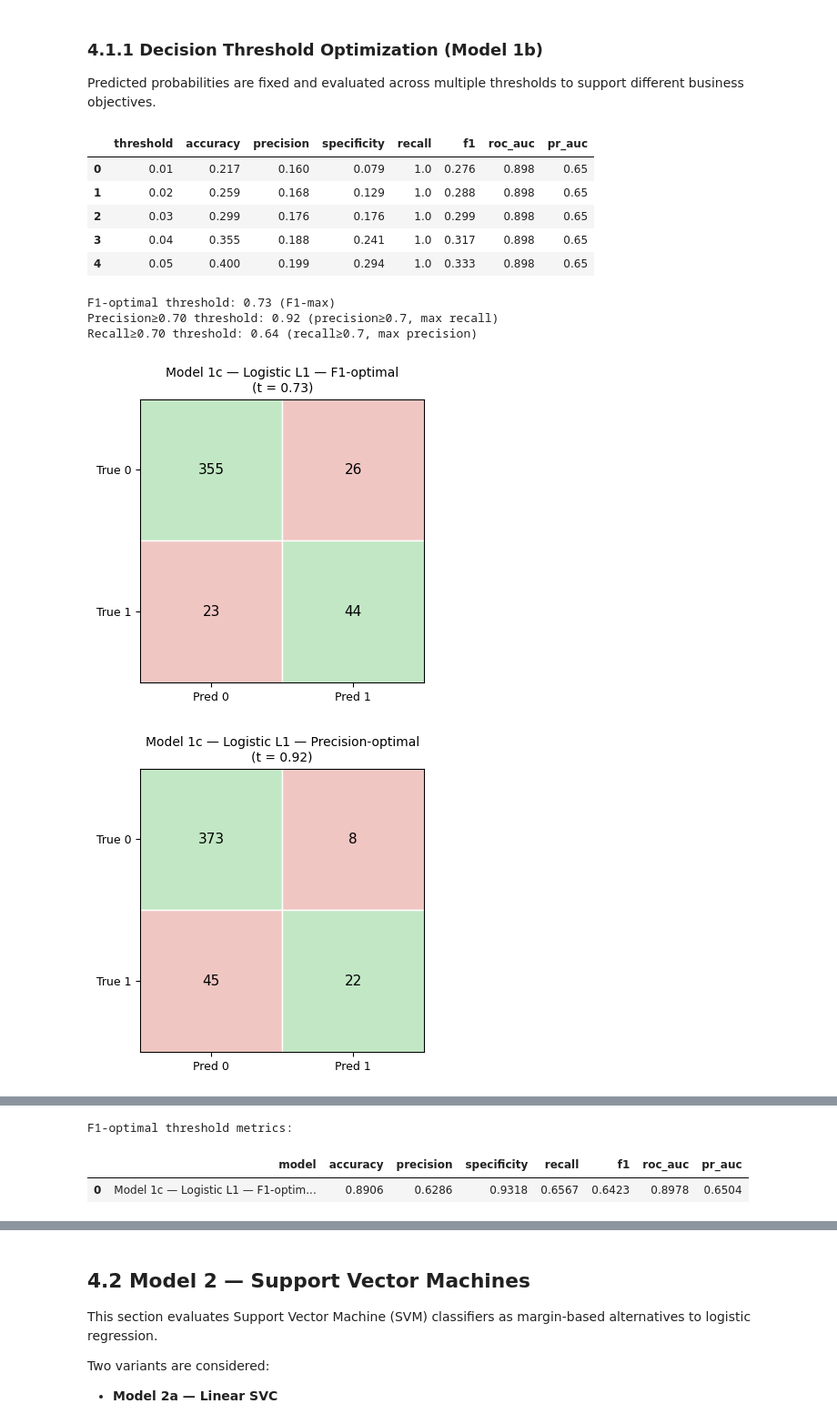
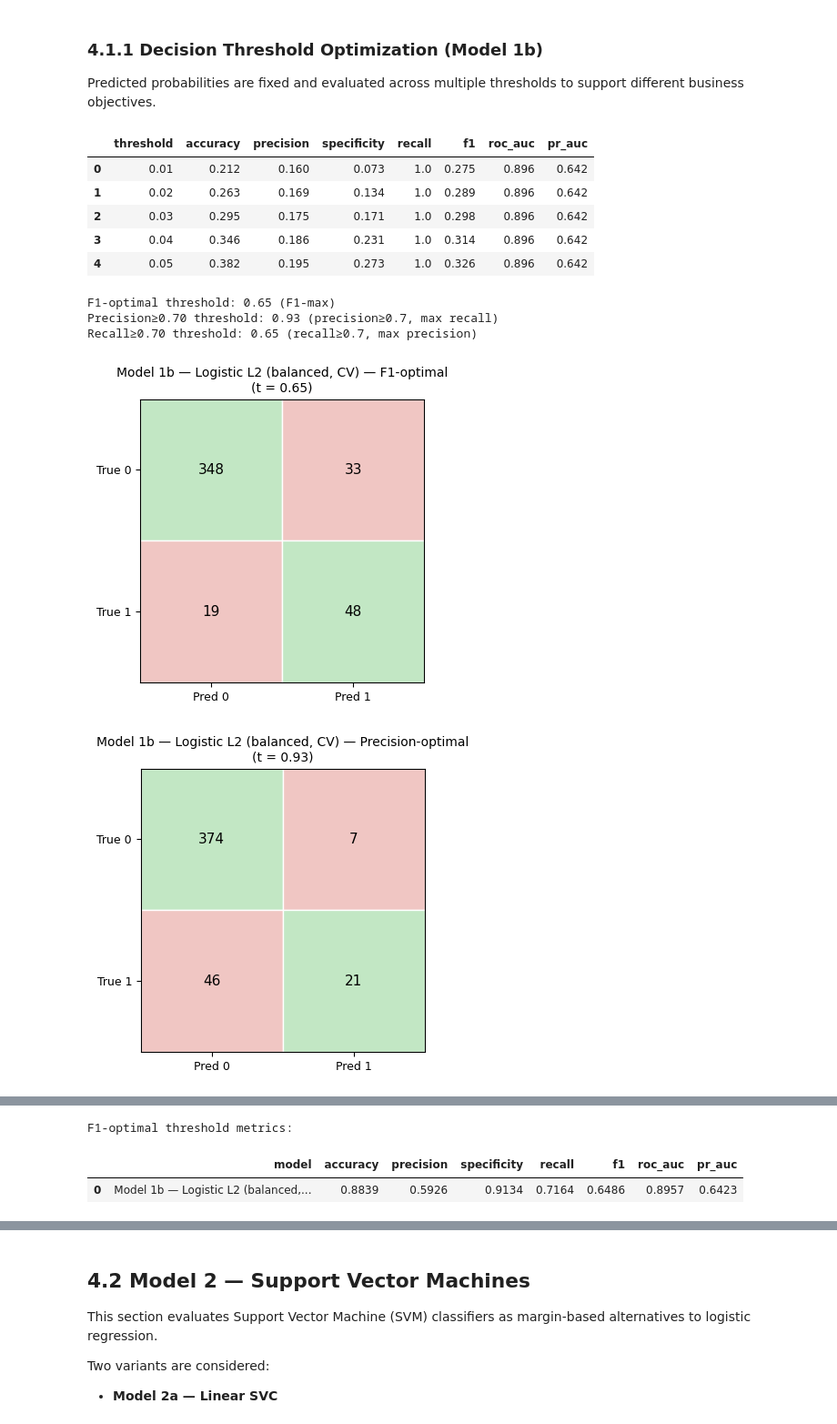
Before and after one commit to NazilaFazeli/Customer_Personality_Analysis, a Jupyter notebook: response_classification_pipeline.ipynb, the cells around one changed output, grey strips where cells are left out. Shown at 91% size. Drawn from its saved outputs; the diff is of its cells as text; code cells hidden in the pictures.

```diff
--- a/response_classification_pipeline.ipynb
+++ b/response_classification_pipeline.ipynb
@@ -976,8 +1162,8 @@ to support different business objectives.
 # ============================================
 
 # Select model for threshold optimization
-y_proba_best = y_proba_1c
-model_label  = "Model 1c — Logistic L1"
+y_proba_best = y_proba_1b
+model_label  = "Model 1b — Logistic L2 (balanced, CV)"
 # ----------------------------------
 
 # ============================================
@@ -1015,40 +1201,40 @@ print(f"Recall≥0.70 threshold: {t_rec:.2f} ({name_rec})")
 # Step F — Evaluation at selected thresholds
 # ---------------------
 res_f1 = show_at_threshold(
     y_test, y_proba_best, t_f1,
     f"{model_label} — F1-optimal"
 )
 
 res_prec = show_at_threshold(
     y_test, y_proba_best, t_prec,
     f"{model_label} — Precision-optimal"
 )
 
 res_rec = show_at_threshold(
     y_test, y_proba_best, t_rec,
     f"{model_label} — Recall-optimal"
 )
 
 # ---------------------
 # Summary tables
 # ---------------------
 print("\nF1-optimal threshold metrics:")
 display(pd.DataFrame([res_f1]).round(4))
 
 print("\nPrecision-optimal threshold metrics:")
 display(pd.DataFrame([res_prec]).round(4))
 
 print("\nRecall-optimal threshold metrics:")
 display(pd.DataFrame([res_rec]).round(4))
 # %% [output]
 |  | threshold | accuracy | precision | specificity | recall | f1 | roc_auc | pr_auc |
-| 0 | 0.01 | 0.217 | 0.160 | 0.079 | 1.0 | 0.276 | 0.898 | 0.65 |
-| 1 | 0.02 | 0.259 | 0.168 | 0.129 | 1.0 | 0.288 | 0.898 | 0.65 |
-| 2 | 0.03 | 0.299 | 0.176 | 0.176 | 1.0 | 0.299 | 0.898 | 0.65 |
-| 3 | 0.04 | 0.355 | 0.188 | 0.241 | 1.0 | 0.317 | 0.898 | 0.65 |
-| 4 | 0.05 | 0.400 | 0.199 | 0.294 | 1.0 | 0.333 | 0.898 | 0.65 |
+| 0 | 0.01 | 0.212 | 0.160 | 0.073 | 1.0 | 0.275 | 0.896 | 0.642 |
+| 1 | 0.02 | 0.263 | 0.169 | 0.134 | 1.0 | 0.289 | 0.896 | 0.642 |
+| 2 | 0.03 | 0.295 | 0.175 | 0.171 | 1.0 | 0.298 | 0.896 | 0.642 |
+| 3 | 0.04 | 0.346 | 0.186 | 0.231 | 1.0 | 0.314 | 0.896 | 0.642 |
+| 4 | 0.05 | 0.382 | 0.195 | 0.273 | 1.0 | 0.326 | 0.896 | 0.642 |
-F1-optimal threshold: 0.73 (F1-max)
-Precision≥0.70 threshold: 0.92 (precision≥0.7, max recall)
-Recall≥0.70 threshold: 0.64 (recall≥0.7, max precision)
+F1-optimal threshold: 0.65 (F1-max)
+Precision≥0.70 threshold: 0.93 (precision≥0.7, max recall)
+Recall≥0.70 threshold: 0.65 (recall≥0.7, max precision)
-[figure, old version]
+[figure, new version]
-[figure, old version]
+[figure, new version]
@@ -1056,5 +1242,5 @@ Recall≥0.70 threshold: 0.64 (recall≥0.7, max precision)
 F1-optimal threshold metrics:
 |  | model | accuracy | precision | specificity | recall | f1 | roc_auc | pr_auc |
-| 0 | Model 1c — Logistic L1 — F1-optim... | 0.8906 | 0.6286 | 0.9318 | 0.6567 | 0.6423 | 0.8978 | 0.6504 |
+| 0 | Model 1b — Logistic L2 (balanced,... | 0.8839 | 0.5926 | 0.9134 | 0.7164 | 0.6486 | 0.8957 | 0.6423 |
 Precision-optimal threshold metrics:
 |  | model | accuracy | precision | specificity | recall | f1 | roc_auc | pr_auc |
```
Also changed, not shown: parts of 48 cells of this notebook, 5 other files.
